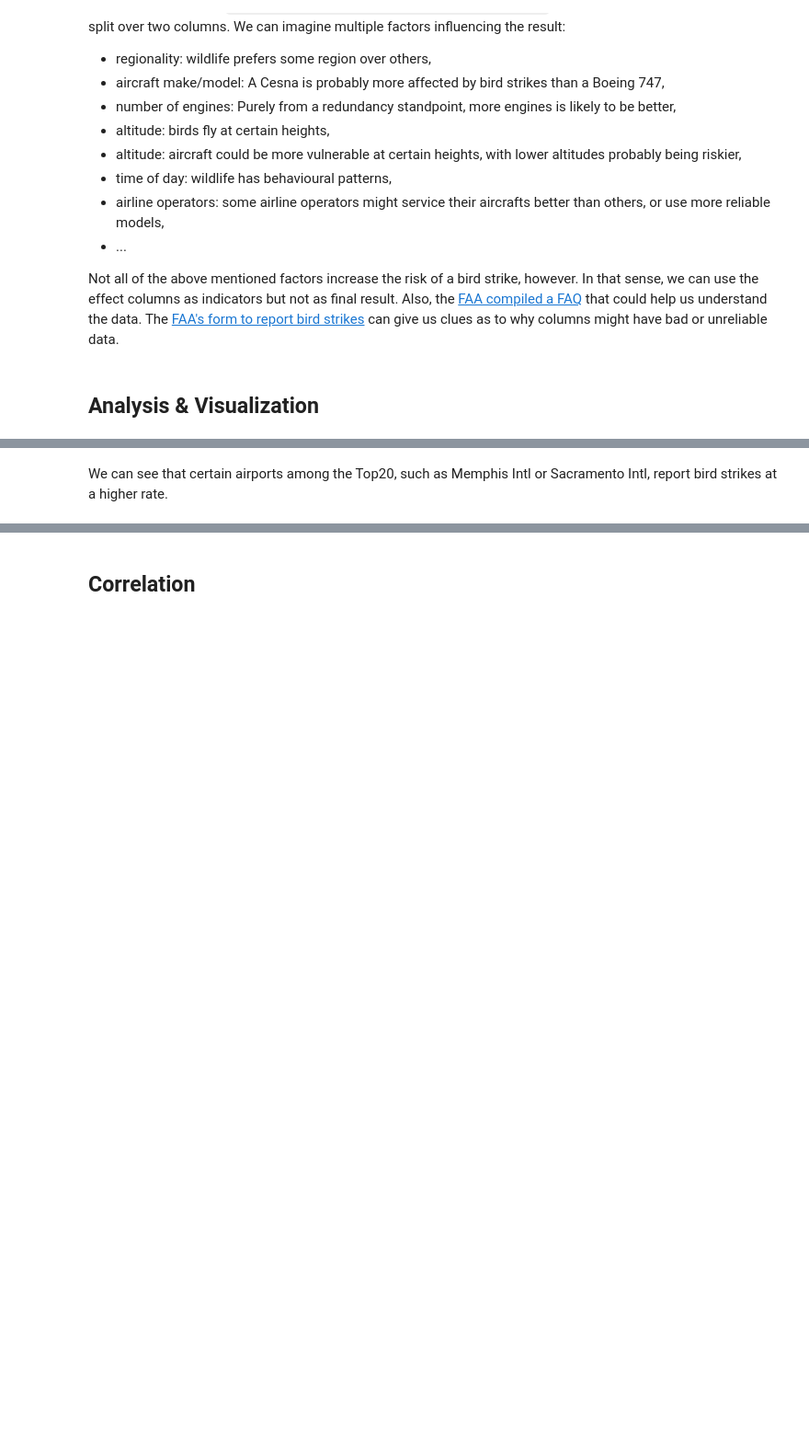
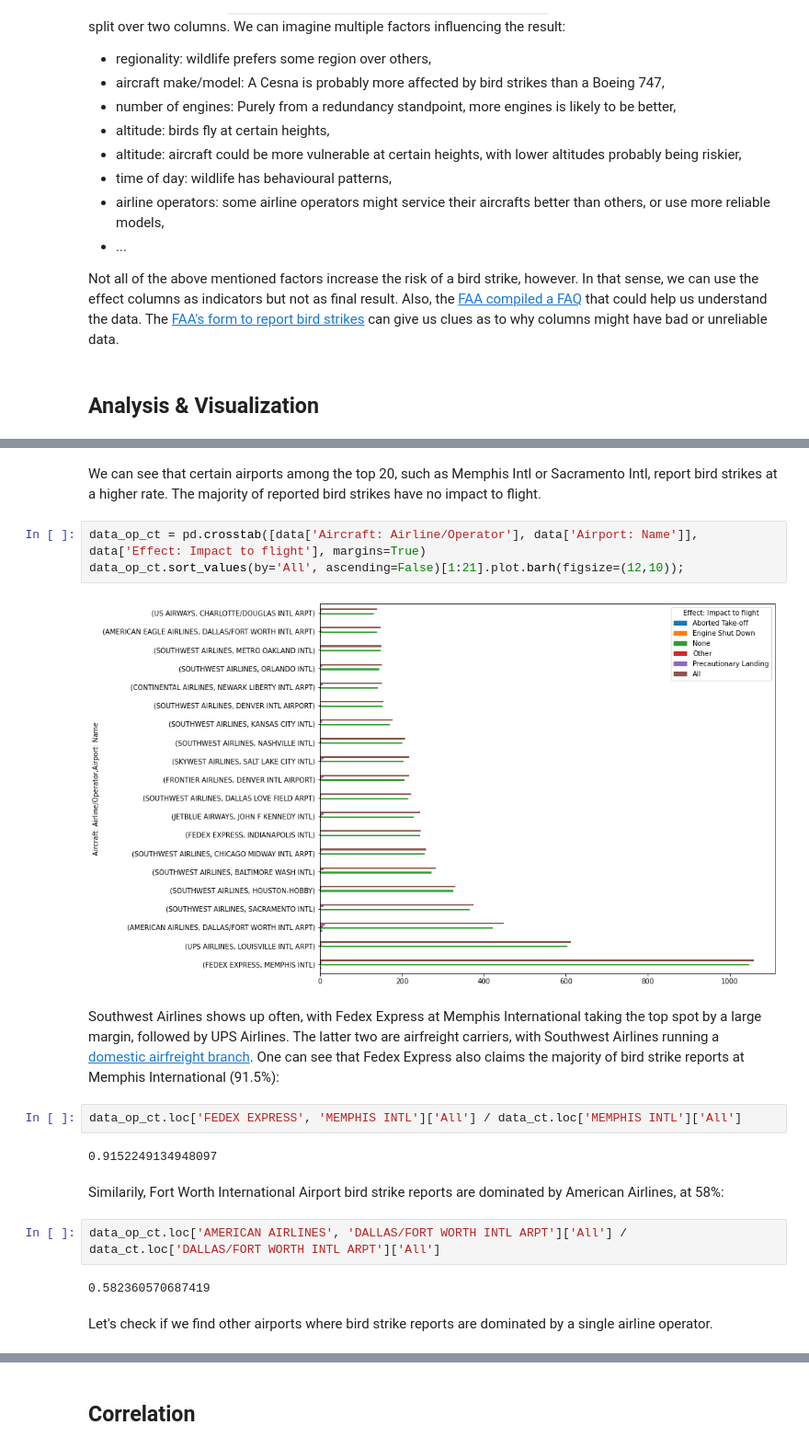
Before and after one commit to mikhas/sully, a Jupyter notebook: 00_eda.ipynb, the cells around one changed output, grey strips where cells are left out. Shown: that part at 92% size. Cells and saved outputs as stored; diff of their text form; blank space fills up the shorter version.

```diff
--- a/00_eda.ipynb
+++ b/00_eda.ipynb
@@ -203,2 +236,21 @@ data_ct.sort_values(by='All', ascending=False)[1:21].plot.barh(figsize=(12,10));
 # %% [markdown]
-We can see that certain airports among the Top20, such as Memphis Intl or Sacramento Intl, report bird strikes at a higher rate.
+We can see that certain airports among the top 20, such as Memphis Intl or Sacramento Intl, report bird strikes at a higher rate. The majority of reported bird strikes have no impact to flight.
+# %%
+data_op_ct = pd.crosstab([data['Aircraft: Airline/Operator'], data['Airport: Name']], data['Effect: Impact to flight'], margins=True)
+data_op_ct.sort_values(by='All', ascending=False)[1:21].plot.barh(figsize=(12,10));
+# %% [output]
+[figure, added]
+# %% [markdown]
+Southwest Airlines shows up often, with Fedex Express at Memphis International taking the top spot by a large margin, followed by UPS Airlines. The latter two are airfreight carriers, with Southwest Airlines running a [domestic airfreight branch](https://www.swacargo.com/). One can see that Fedex Express also claims the majority of bird strike reports at Memphis International (91.5%):
+# %%
+data_op_ct.loc['FEDEX EXPRESS', 'MEMPHIS INTL']['All'] / data_ct.loc['MEMPHIS INTL']['All']
+# %% [output]
+0.9152249134948097
+# %% [markdown]
+Similarily, Fort Worth International Airport bird strike reports are dominated by American Airlines, at 58%:
+# %%
+data_op_ct.loc['AMERICAN AIRLINES', 'DALLAS/FORT WORTH INTL ARPT']['All'] / data_ct.loc['DALLAS/FORT WORTH INTL ARPT']['All']
+# %% [output]
+0.582360570687419
+# %% [markdown]
+Let's check if we find other airports where bird strike reports are dominated by a single airline operator.
```
Also changed, not shown: parts of 20 cells of this notebook, 3 other files.
